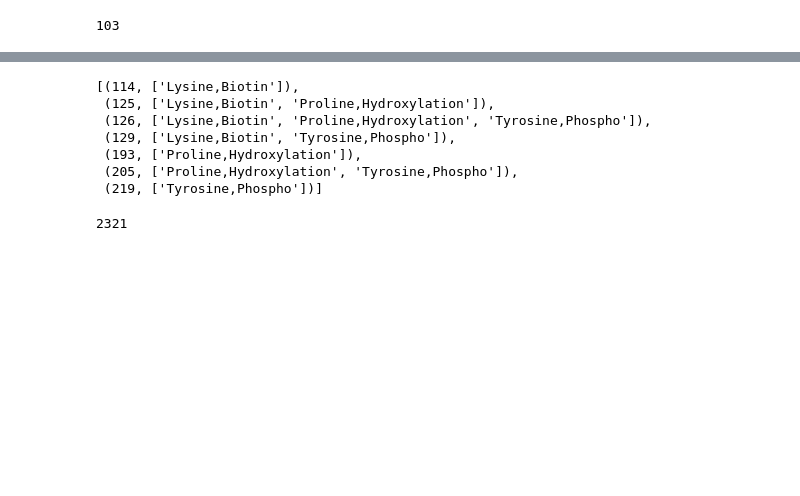
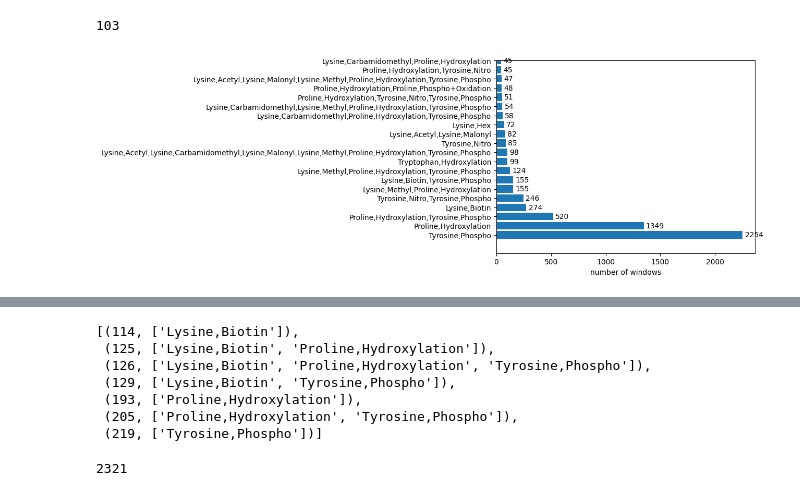
Before and after one commit to cschlaffner/PTMsearch, a Jupyter notebook: ion_results_combinations.ipynb, the cells around one changed output, grey strips where cells are left out. Saved outputs shown, nothing was run; the diff lists cells and outputs as text; code cells hidden in the pictures; blank space fills up the shorter version.

```diff
--- a/ion_results_combinations.ipynb
+++ b/ion_results_combinations.ipynb
@@ -165,7 +198,7 @@ len(all_unmod_combinations)
 def plot_combination_counts(combinations, counts, fig_name=None):
     count_sort = np.argsort(counts)
     all_mod_combinations_sorted = combinations[count_sort]
-    combination_counts_sorted = combination_counts[count_sort]
+    combination_counts_sorted = counts[count_sort]
 
     fig, ax = plt.subplots()
     combination_names = [",".join(combination) for combination in all_mod_combinations_sorted[-20:]]
@@ -177,4 +210,6 @@ def plot_combination_counts(combinations, counts, fig_name=None):
     if fig_name is not None:
         plt.savefig(f"../data/plots/{fig_name}", bbox_inches="tight")
 # %%
-plot_combination_counts(all_mod_combinations, combination_counts, fig_name="num_combinations_sorted_snr3_5ppm_top20.png")
+plot_combination_counts(all_mod_combinations, combination_counts)#, fig_name="num_combinations_sorted_snr3_5ppm_top20.png")
+# %% [output]
+[figure, added]
```
Also changed, not shown: parts of 11 cells of this notebook, 1 other file.
